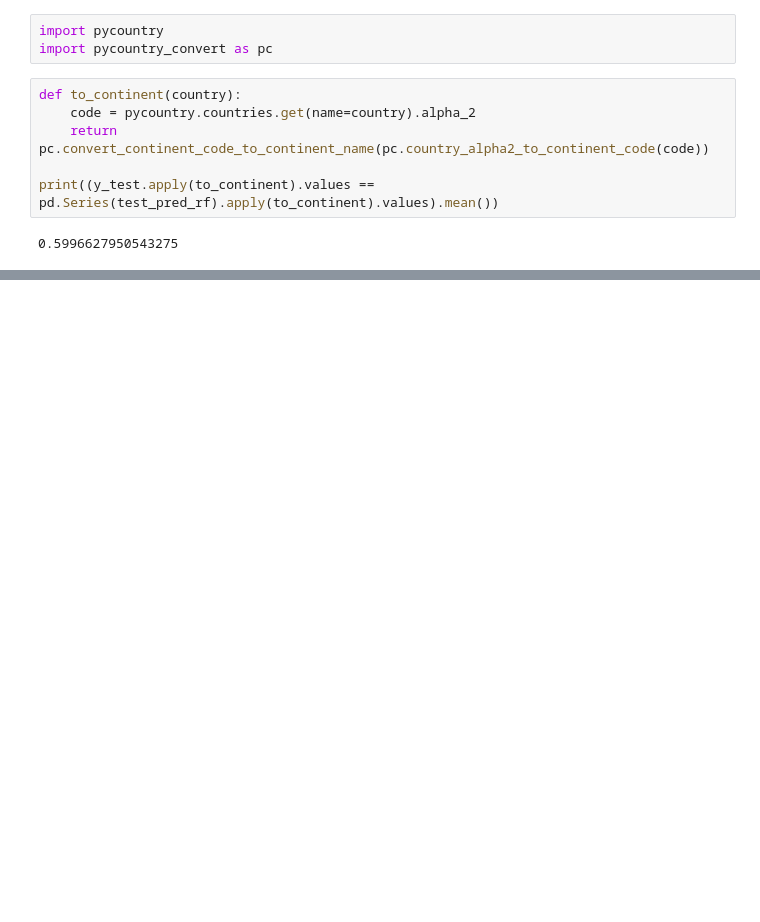
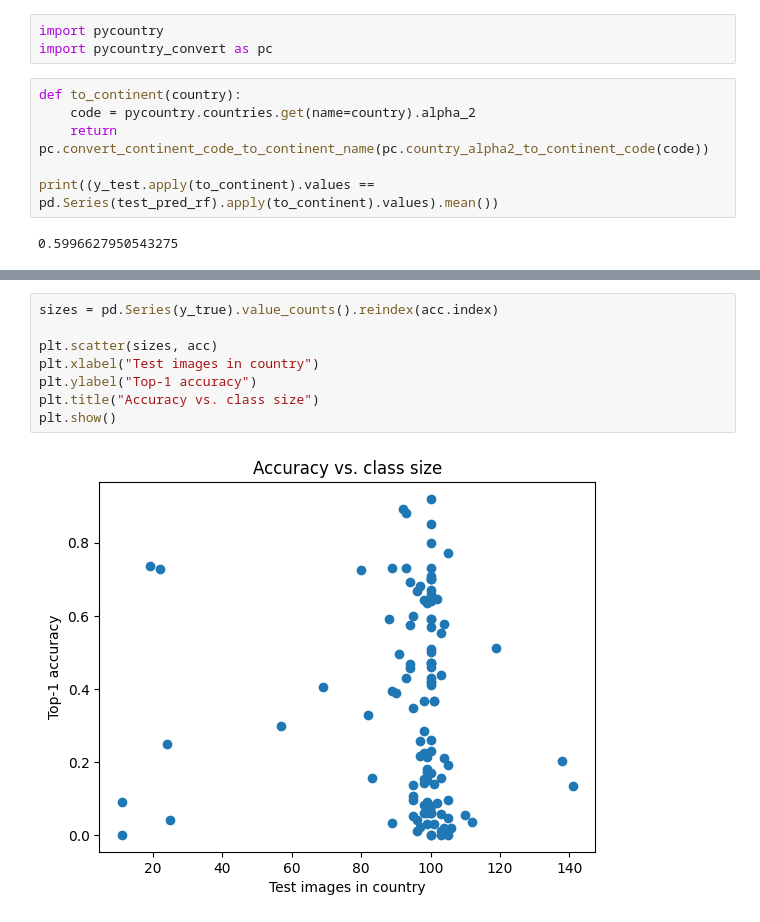
Before and after one commit to pedrosalgado22/GeoClassifier, a Jupyter notebook: classifier.ipynb, the cells around one changed output, grey strips where cells are left out. Drawn from its saved outputs; the diff is of its cells as text; blank space fills up the shorter version.

```diff
--- a/classifier.ipynb
+++ b/classifier.ipynb
@@ -768,0 +844,10 @@ NameError: name 'best_rf' is not defined
+# %%
+sizes = pd.Series(y_true).value_counts().reindex(acc.index)
+
+plt.scatter(sizes, acc)
+plt.xlabel("Test images in country")
+plt.ylabel("Top-1 accuracy")
+plt.title("Accuracy vs. class size")
+plt.show()
+# %% [output]
+[figure, added]
```
Also changed, not shown: parts of 18 cells of this notebook.
